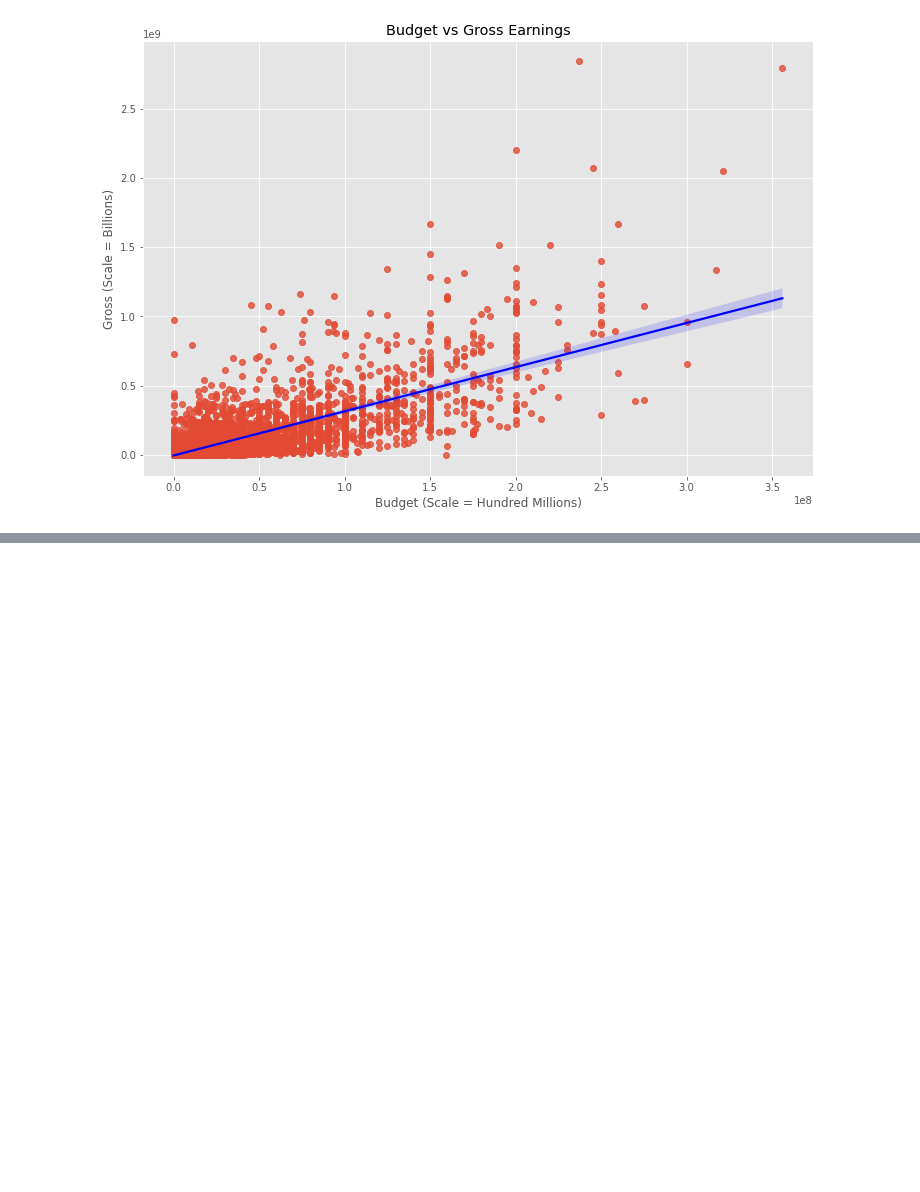
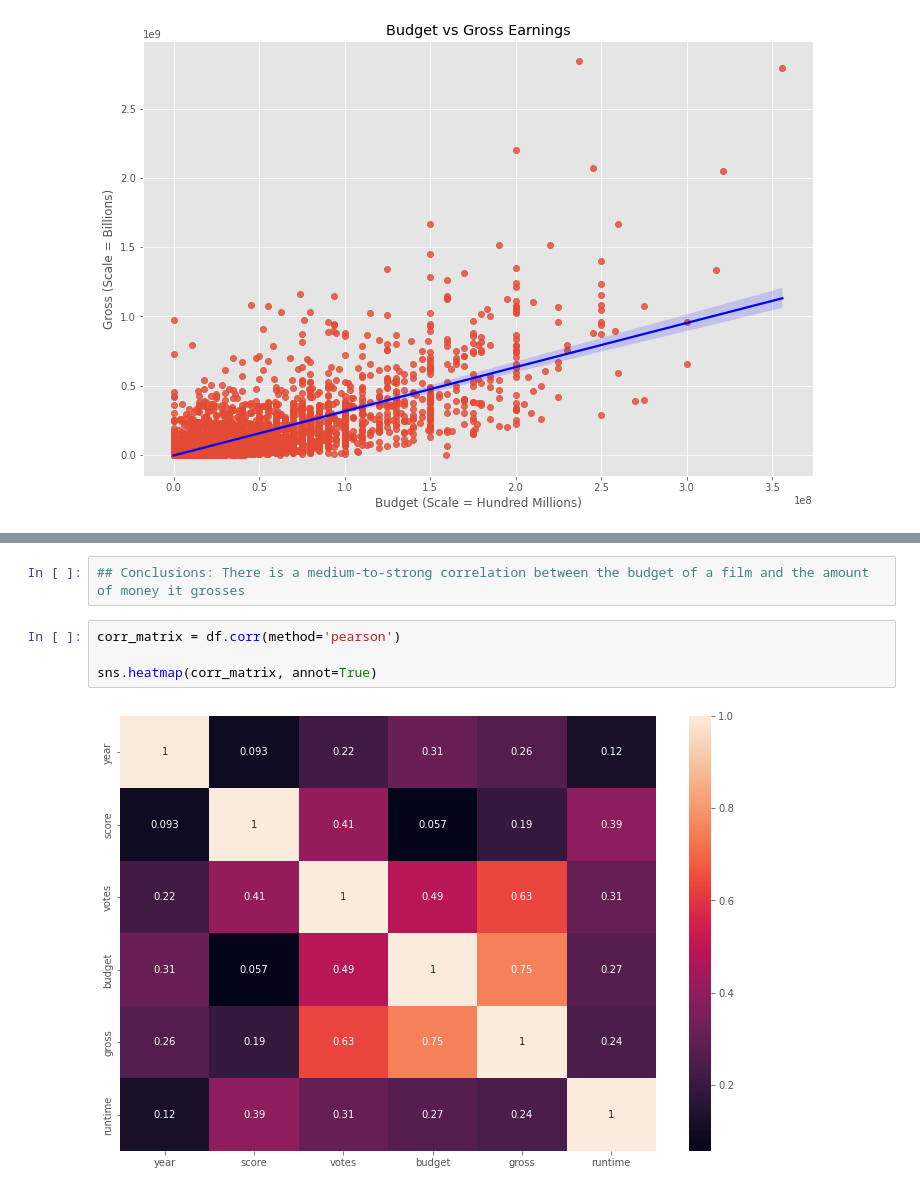
Before and after one commit to michaelconnell10/Python-Portfolio-Project-JupyterNB, a Jupyter notebook: Python Portfolio Project.ipynb, the cells around one changed output, grey strips where cells are left out. Cells and saved outputs as stored; diff of their text form; blank space fills up the shorter version.

```diff
--- a/Python Portfolio Project.ipynb
+++ b/Python Portfolio Project.ipynb
@@ -132,0 +133,8 @@ df.corr()
+# %%
+## Conclusions: There is a medium-to-strong correlation between the budget of a film and the amount of money it grosses
+# %%
+corr_matrix = df.corr(method='pearson')
+
+sns.heatmap(corr_matrix, annot=True)
+# %% [output]
+[figure, added]
```
Also changed, not shown: parts of 14 cells of this notebook.
